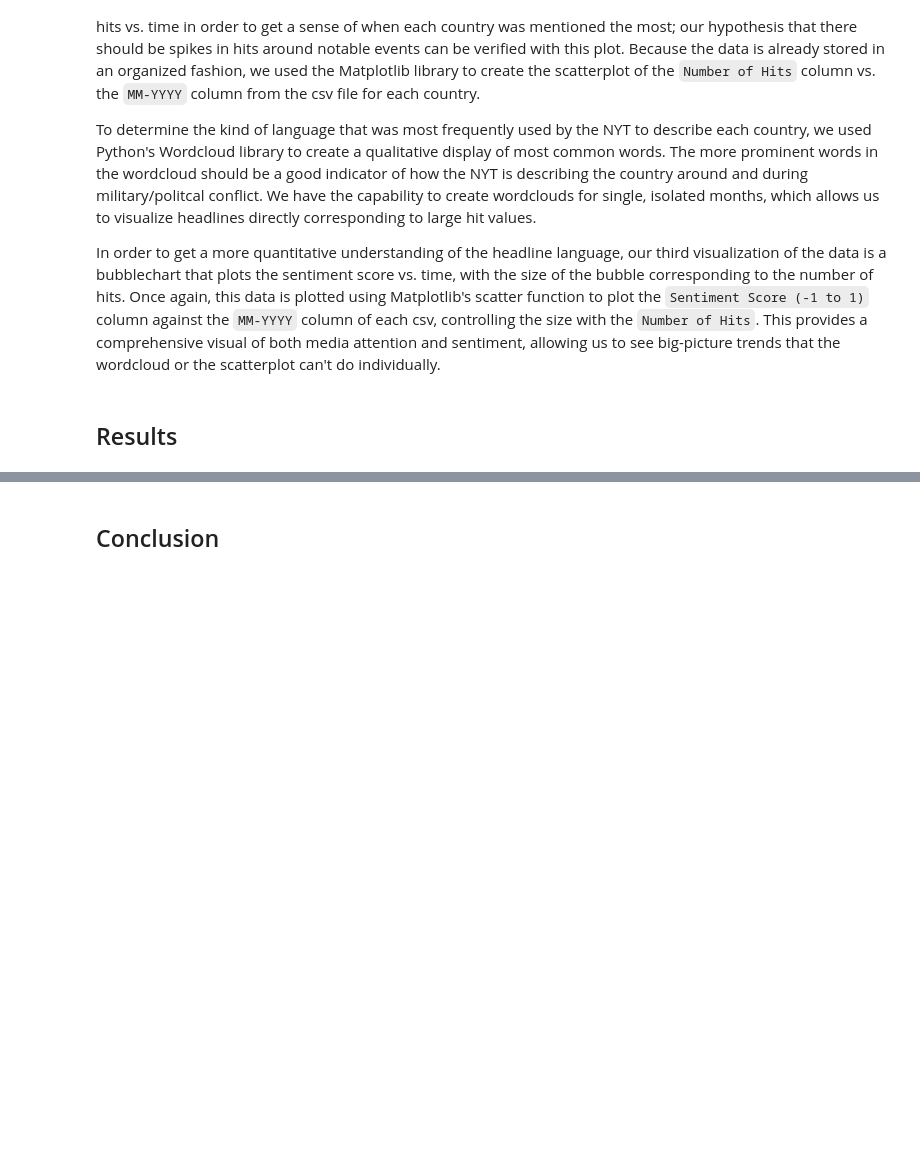
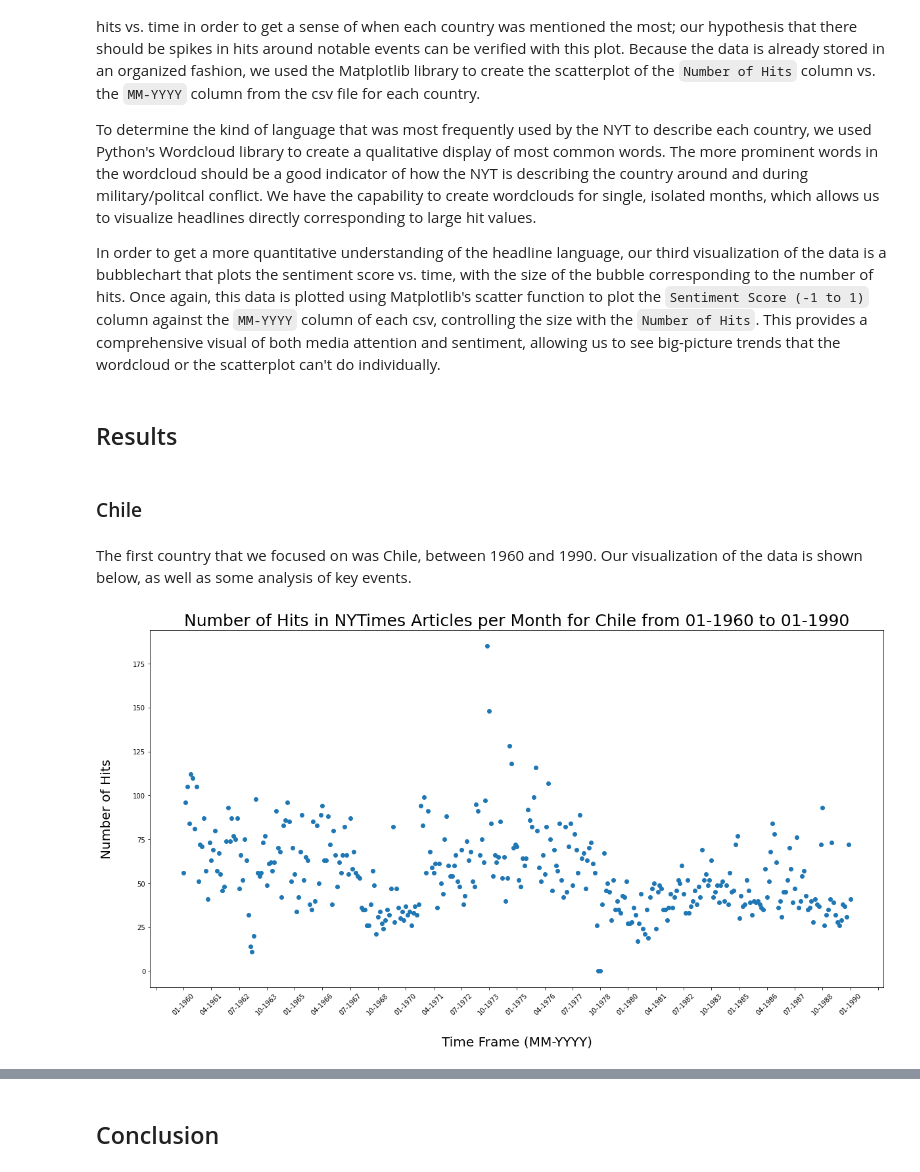
Before and after one commit to olincollege/softdes-nytimes-countries, a Jupyter notebook: ComputationalEssay.ipynb, the cells around one changed output, grey strips where cells are left out. Cells and saved outputs as stored; diff of their text form; code cells hidden in the pictures; blank space fills up the shorter version.

```diff
--- a/ComputationalEssay.ipynb
+++ b/ComputationalEssay.ipynb
@@ -113,3 +110,13 @@ To determine the kind of language that was most frequently used by the NYT to de
 In order to get a more quantitative understanding of the headline language, our third visualization of the data is a bubblechart that plots the sentiment score vs. time, with the size of the bubble corresponding to the number of hits. Once again, this data is plotted using Matplotlib's scatter function to plot the `Sentiment Score (-1 to 1)` column against the `MM-YYYY` column of each csv, controlling the size with the `Number of Hits`. This provides a comprehensive visual of both media attention and sentiment, allowing us to see big-picture trends that the wordcloud or the scatterplot can't do individually.
 # %% [markdown]
 ## Results
+# %% [markdown]
+### Chile
+# %% [markdown]
+The first country that we focused on was Chile, between 1960 and 1990. Our visualization of the data is shown below, as well as some analysis of key events.
+# %%
+from visualization import create_scatter_plot
+
+create_scatter_plot("Chile")
+# %% [output]
+[figure, added]
```
Also changed, not shown: parts of 24 cells of this notebook.
